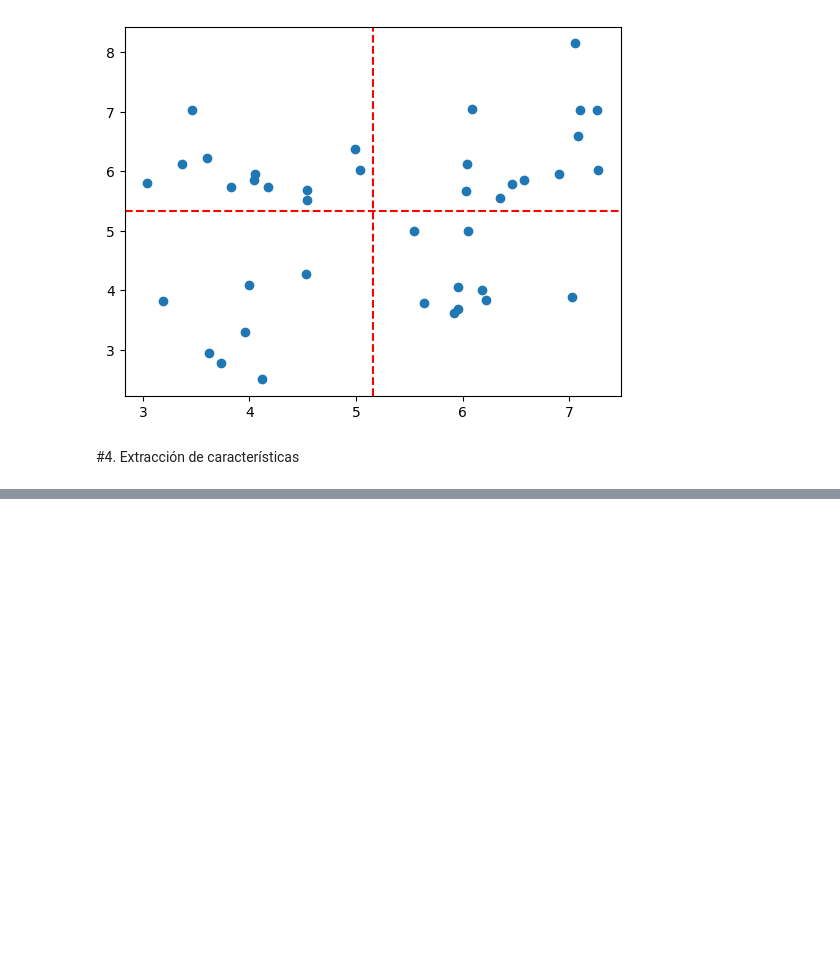
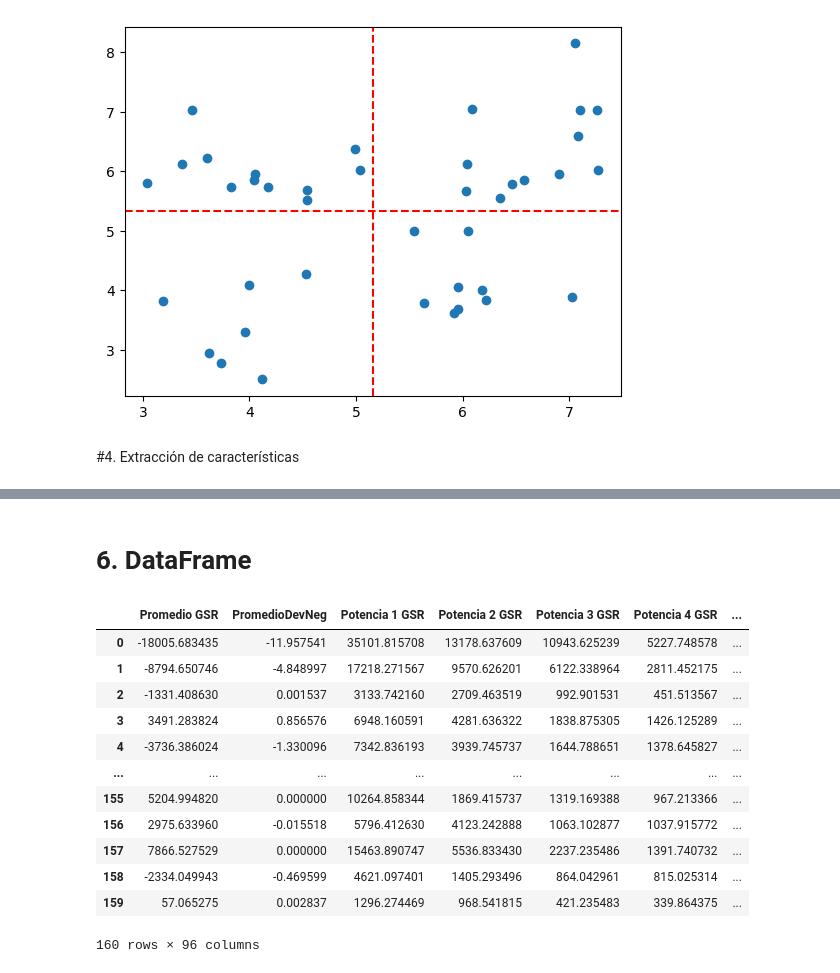
Before and after one commit to Juandiego88/MiniproyectoSenales3, a Jupyter notebook: Miniproyecto1 .ipynb, the cells around one changed output, grey strips where cells are left out. Drawn from its saved outputs; the diff is of its cells as text; code cells hidden in the pictures; blank space fills up the shorter version.

```diff
--- a/Miniproyecto1.ipynb
+++ b/Miniproyecto1 .ipynb
@@ -470,0 +637,23 @@ array([-7.54408224e-02, -3.83019452e-05,  3.42245782e+05])
+# %%
+#EEG
+vectorEEG_O1 = caracteristicas([signalsP1, signalsP2, signalsP3, signalsP4],'5',posicion=15)
+vectorEEG_O2 = caracteristicas([signalsP1, signalsP2, signalsP3, signalsP4],'5',posicion=17)
+vectorEEG_C3 = caracteristicas([signalsP1, signalsP2, signalsP3, signalsP4],'5',posicion=8)
+vectorEEG_C4 = caracteristicas([signalsP1, signalsP2, signalsP3, signalsP4],'5',posicion=23)
+vectorEEG_F7 = caracteristicas([signalsP1, signalsP2, signalsP3, signalsP4],'5',posicion=3)
+vectorEEG_F8 = caracteristicas([signalsP1, signalsP2, signalsP3, signalsP4],'5',posicion=28)
+vectorEEG_T7 = caracteristicas([signalsP1, signalsP2, signalsP3, signalsP4],'5',posicion=7)
+vectorEEG_T8 = caracteristicas([signalsP1, signalsP2, signalsP3, signalsP4],'5',posicion=24)
+vectorEEG_P3 = caracteristicas([signalsP1, signalsP2, signalsP3, signalsP4],'5',posicion=12)
+vectorEEG_P4 = caracteristicas([signalsP1, signalsP2, signalsP3, signalsP4],'5',posicion=19)
+
+print(vectorEEG_O1.shape)
+print(vectorEEG_O2.shape)
+print(vectorEEG_C3.shape)
+print(vectorEEG_C4.shape)
+print(vectorEEG_F7.shape)
+print(vectorEEG_F8.shape)
+print(vectorEEG_T7.shape)
+print(vectorEEG_T8.shape)
+print(vectorEEG_P3.shape)
+print(vectorEEG_P4.shape)
@@ -470,0 +671,2 @@ array([-7.54408224e-02, -3.83019452e-05,  3.42245782e+05])
+# %% [markdown]
+# 6. DataFrame
@@ -470,0 +688,21 @@ array([-7.54408224e-02, -3.83019452e-05,  3.42245782e+05])
+# %%
+emociones = np.vstack([emocion_P1, emocion_P2, emocion_P3, emocion_P4])
+vector_emociones = emociones.ravel()
+
+datos_finales['Emociones'] = vector_emociones
+datos_finales['Emociones'] = datos_finales['Emociones'].astype('category')
+datos_finales
+# %% [output]
+|  | Promedio GSR | PromedioDevNeg | Potencia 1 GSR | Potencia 2 GSR | Potencia 3 GSR | Potencia 4 GSR | ... |
+| 0 | -18005.683435 | -11.957541 | 35101.815708 | 13178.637609 | 10943.625239 | 5227.748578 | ... |
+| 1 | -8794.650746 | -4.848997 | 17218.271567 | 9570.626201 | 6122.338964 | 2811.452175 | ... |
+| 2 | -1331.408630 | 0.001537 | 3133.742160 | 2709.463519 | 992.901531 | 451.513567 | ... |
+| 3 | 3491.283824 | 0.856576 | 6948.160591 | 4281.636322 | 1838.875305 | 1426.125289 | ... |
+| 4 | -3736.386024 | -1.330096 | 7342.836193 | 3939.745737 | 1644.788651 | 1378.645827 | ... |
+| ... | ... | ... | ... | ... | ... | ... | ... |
+| 155 | 5204.994820 | 0.000000 | 10264.858344 | 1869.415737 | 1319.169388 | 967.213366 | ... |
+| 156 | 2975.633960 | -0.015518 | 5796.412630 | 4123.242888 | 1063.102877 | 1037.915772 | ... |
+| 157 | 7866.527529 | 0.000000 | 15463.890747 | 5536.833430 | 2237.235486 | 1391.740732 | ... |
+| 158 | -2334.049943 | -0.469599 | 4621.097401 | 1405.293496 | 864.042961 | 815.025314 | ... |
+| 159 | 57.065275 | 0.002837 | 1296.274469 | 968.541815 | 421.235483 | 339.864375 | ... |
+160 rows × 96 columns
```
Also changed, not shown: parts of 57 cells of this notebook.
